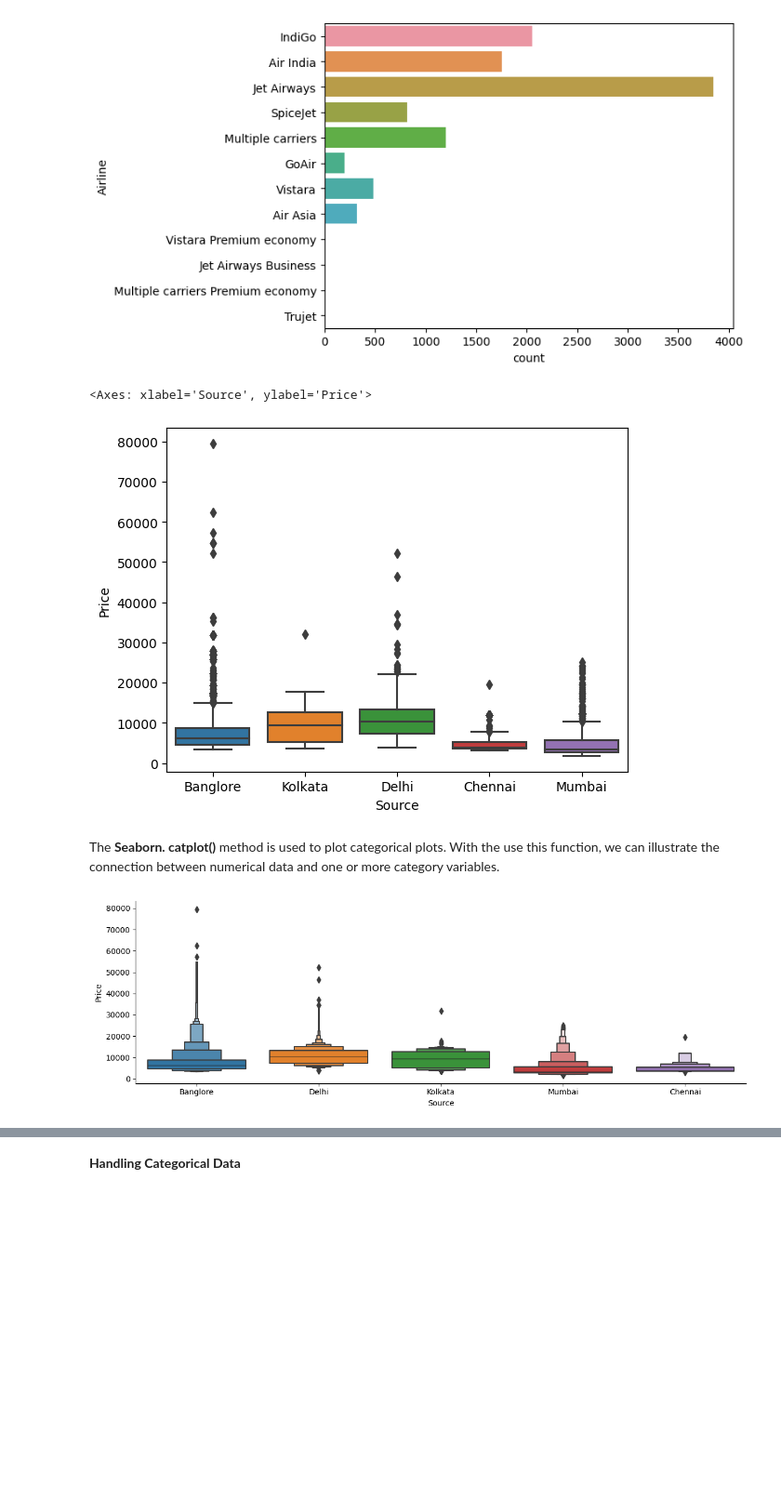
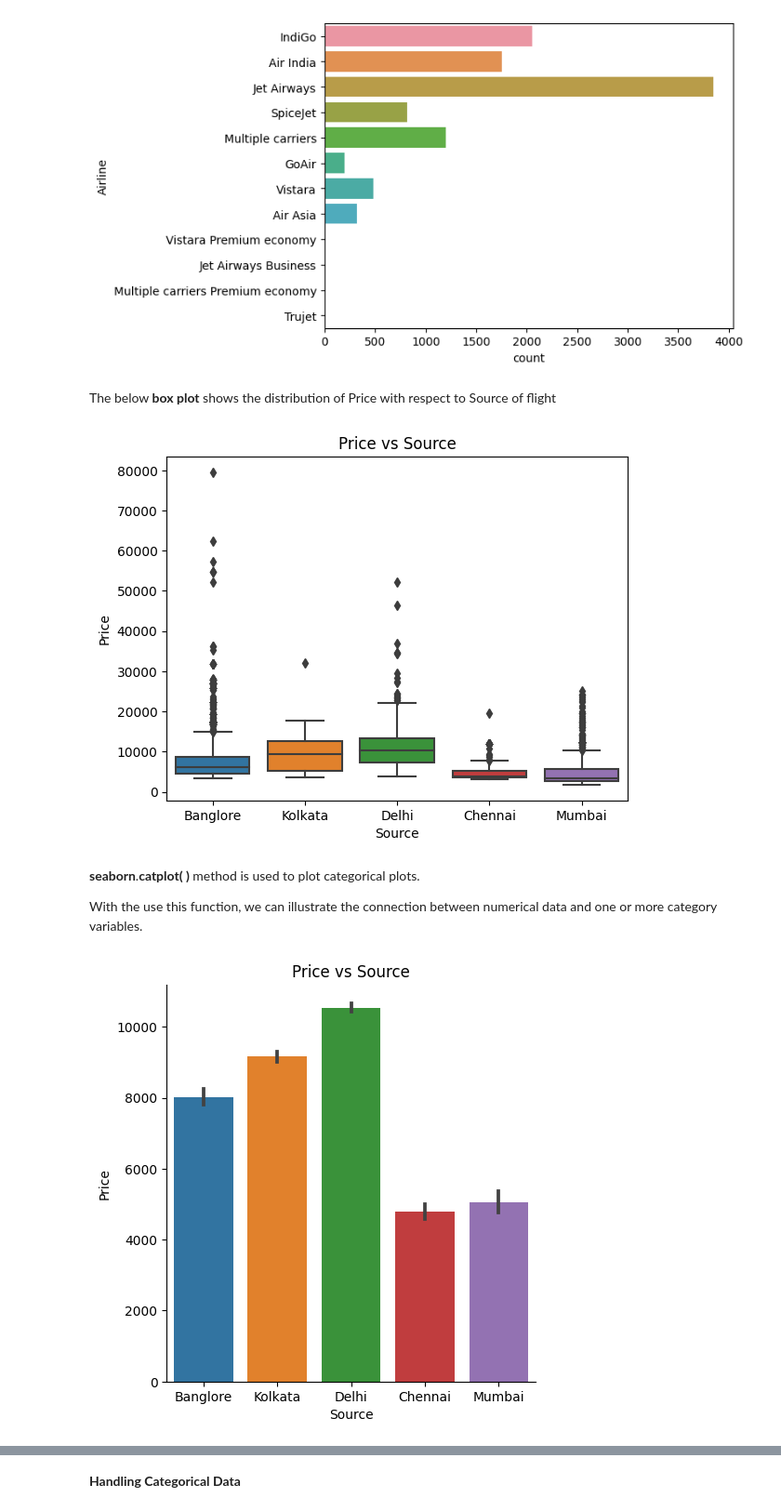
Before and after one commit to rockyjoson/flight_price_prediction, a Jupyter notebook: Flight_price_prediction.ipynb, the cells around one changed output, grey strips where cells are left out. Shown: that part at 93% size. Drawn from its saved outputs; the diff is of its cells as text; code cells hidden in the pictures; blank space fills up the shorter version.

```diff
--- a/Flight_price_prediction.ipynb
+++ b/Flight_price_prediction.ipynb
@@ -159,12 +169,12 @@ duration_hours = []
 duration_mins = []
 for i in range(len(duration)):
     duration_hours.append(int(duration[i].split("h")[0]))                    # Extract hours from duration
-    duration_mins.append(int(duration[i].split(sep = "m")[0].split()[-1]))   # Extracts only minutes from duration
+    duration_mins.append(int(duration[i].split("m")[0].split()[-1]))   # Extracts only minutes from duration
 
-# duration[0].split()   # ['2h', '50m']
-# duration[0].split('h') # ['2', ' 50m'] # delimiter='h' (splits at occurence of 'h')
+# duration[0].split()       # ['2h', '50m']
+# duration[0].split('h')    # ['2', ' 50m'] # delimiter='h' (splits at occurence of 'h')
 # duration[0].split('h')[0] # '2'
-# duration[0].split('m')  #['2h 50', '']
+# duration[0].split('m')    #['2h 50', '']
 # duration[0].split('m')[0]   #'2h 50'
 # duration[0].split('m')[0].split()[-1] # '50'
 # %%
@@ -199,17 +209,21 @@ sns.countplot(y='Airline',data=df)
 plt.show()
 # %% [output]
 [figure]
+# %% [markdown]
+ The below **box plot** shows the distribution of Price with respect to Source of flight
 # %%
-# Source vs Price
+plt.title('Price vs Source')
 sns.boxplot(x='Source',y='Price',data=df)
+plt.show()
 # %% [output]
-<Axes: xlabel='Source', ylabel='Price'>
-[figure, old version]
+[figure, new version]
 # %% [markdown]
-The **Seaborn. catplot()**  method is used to plot categorical plots. With the use this function, we can illustrate the connection between numerical data and one or more category variables.
+ **seaborn**.**catplot( )** method is used to plot categorical plots.
+
+With the use this function, we can illustrate the connection between numerical data and one or more category variables.
 # %%
-# Source vs Price
-sns.catplot(y = "Price", x = "Source", data = df.sort_values("Price", ascending = False), kind="boxen", height = 4, aspect = 3)
+sns.catplot(y="Price",x ="Source",data = df,kind='bar')
+plt.title('Price vs Source')
 plt.show()
 # %% [output]
-[figure, old version]
+[figure, new version]
```
Also changed, not shown: parts of 41 cells of this notebook.
